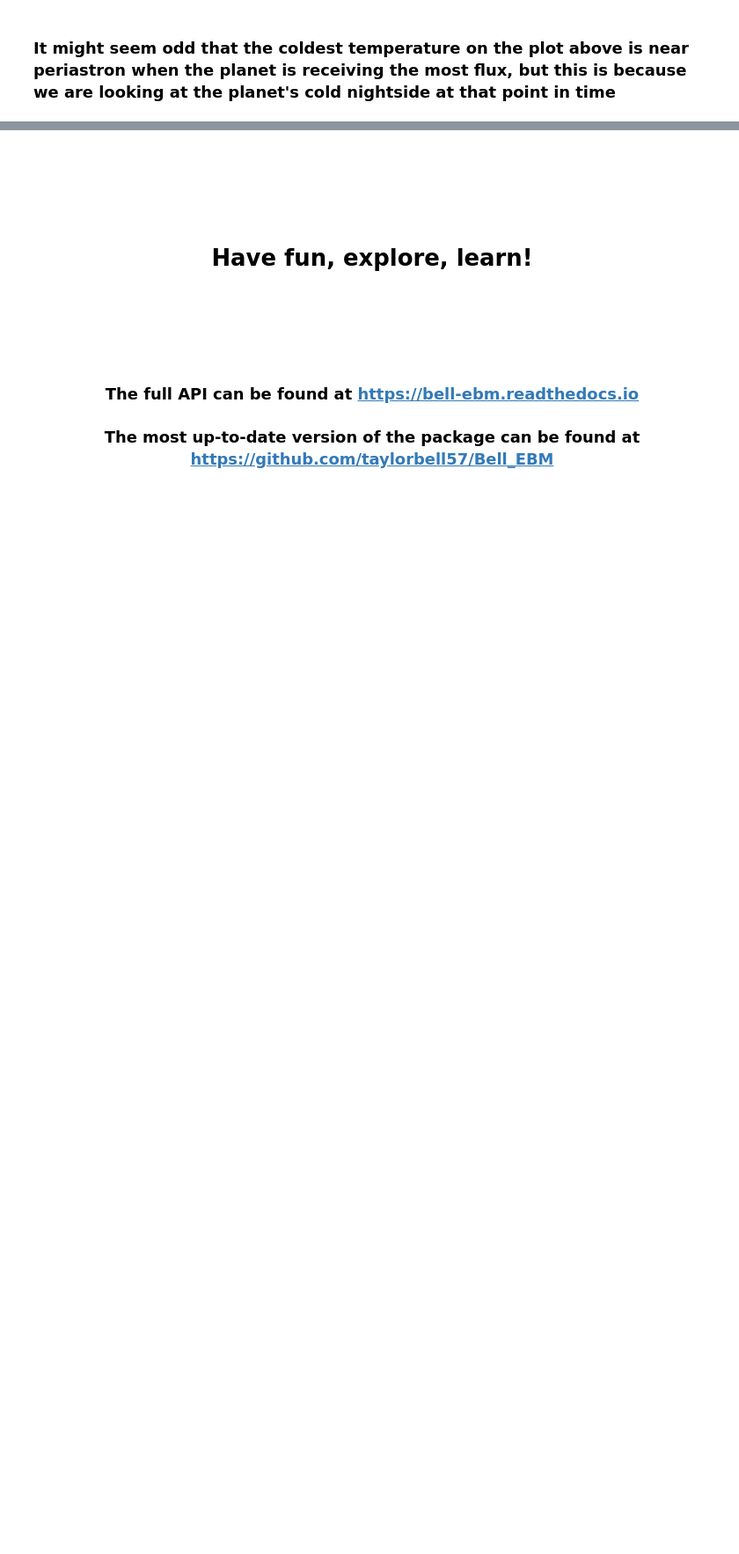
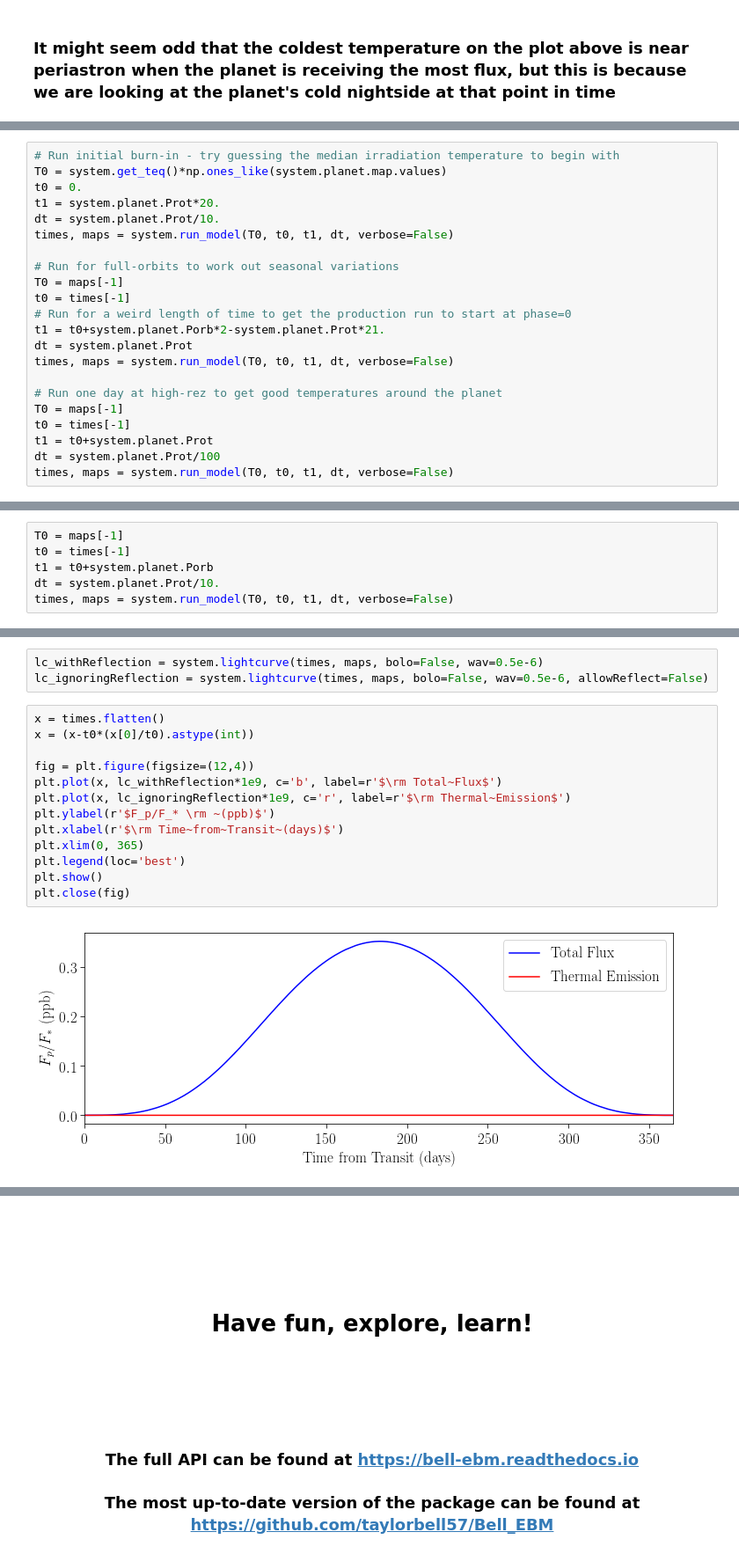
Before and after one commit to taylorbell57/Bell_EBM, a Jupyter notebook: Bell_EBM_Tutorial.ipynb, the cells around one changed output, grey strips where cells are left out. Shown at 88% size. Drawn from its saved outputs; the diff is of its cells as text; blank space fills up the shorter version.

```diff
--- a/Bell_EBM_Tutorial.ipynb
+++ b/Bell_EBM_Tutorial.ipynb
@@ -160,0 +202,22 @@ plt.show()
+# %%
+# Run initial burn-in - try guessing the median irradiation temperature to begin with
+T0 = system.get_teq()*np.ones_like(system.planet.map.values)
+t0 = 0.
+t1 = system.planet.Prot*20.
+dt = system.planet.Prot/10.
+times, maps = system.run_model(T0, t0, t1, dt, verbose=False)
+
+# Run for full-orbits to work out seasonal variations
+T0 = maps[-1]
+t0 = times[-1]
+# Run for a weird length of time to get the production run to start at phase=0
+t1 = t0+system.planet.Porb*2-system.planet.Prot*21.
+dt = system.planet.Prot
+times, maps = system.run_model(T0, t0, t1, dt, verbose=False)
+
+# Run one day at high-rez to get good temperatures around the planet
+T0 = maps[-1]
+t0 = times[-1]
+t1 = t0+system.planet.Prot
+dt = system.planet.Prot/100
+times, maps = system.run_model(T0, t0, t1, dt, verbose=False)
@@ -160,0 +226,6 @@ plt.show()
+# %%
+T0 = maps[-1]
+t0 = times[-1]
+t1 = t0+system.planet.Porb
+dt = system.planet.Prot/10.
+times, maps = system.run_model(T0, t0, t1, dt, verbose=False)
@@ -160,0 +234,18 @@ plt.show()
+# %%
+lc_withReflection = system.lightcurve(times, maps, bolo=False, wav=0.5e-6)
+lc_ignoringReflection = system.lightcurve(times, maps, bolo=False, wav=0.5e-6, allowReflect=False)
+# %%
+x = times.flatten()
+x = (x-t0*(x[0]/t0).astype(int))
+
+fig = plt.figure(figsize=(12,4))
+plt.plot(x, lc_withReflection*1e9, c='b', label=r'$\rm Total~Flux$')
+plt.plot(x, lc_ignoringReflection*1e9, c='r', label=r'$\rm Thermal~Emission$')
+plt.ylabel(r'$F_p/F_* \rm ~(ppb)$')
+plt.xlabel(r'$\rm Time~from~Transit~(days)$')
+plt.xlim(0, 365)
+plt.legend(loc='best')
+plt.show()
+plt.close(fig)
+# %% [output]
+[figure, added]
```
Also changed, not shown: parts of 22 cells of this notebook, 4 other files.
